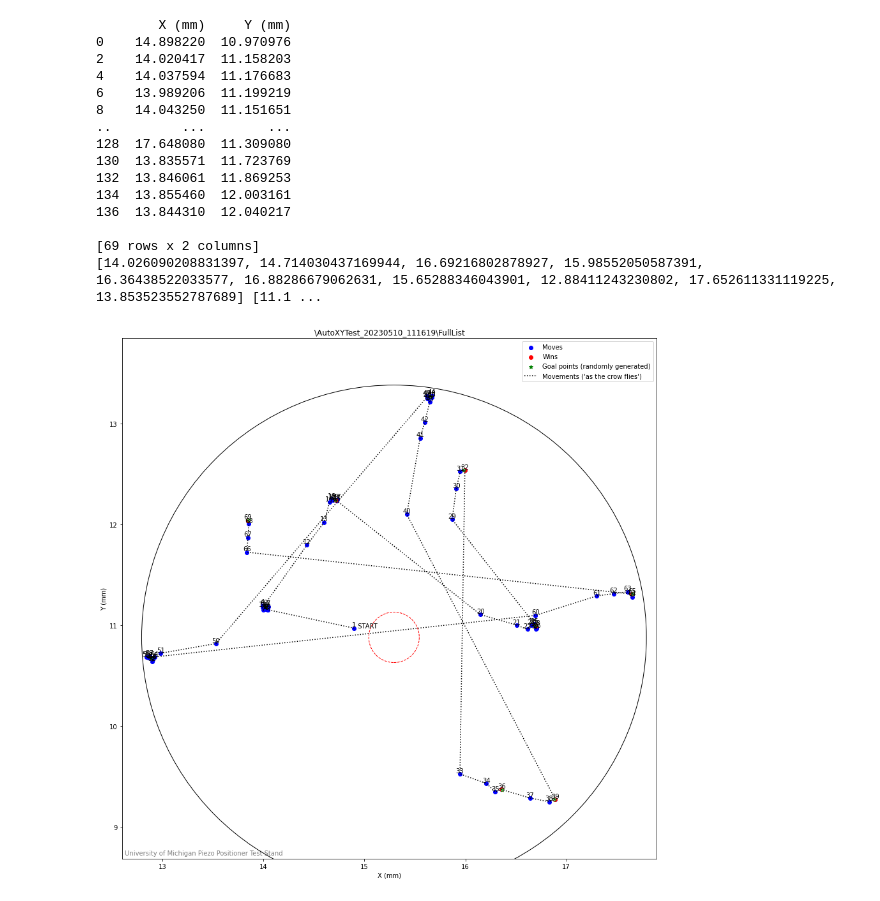
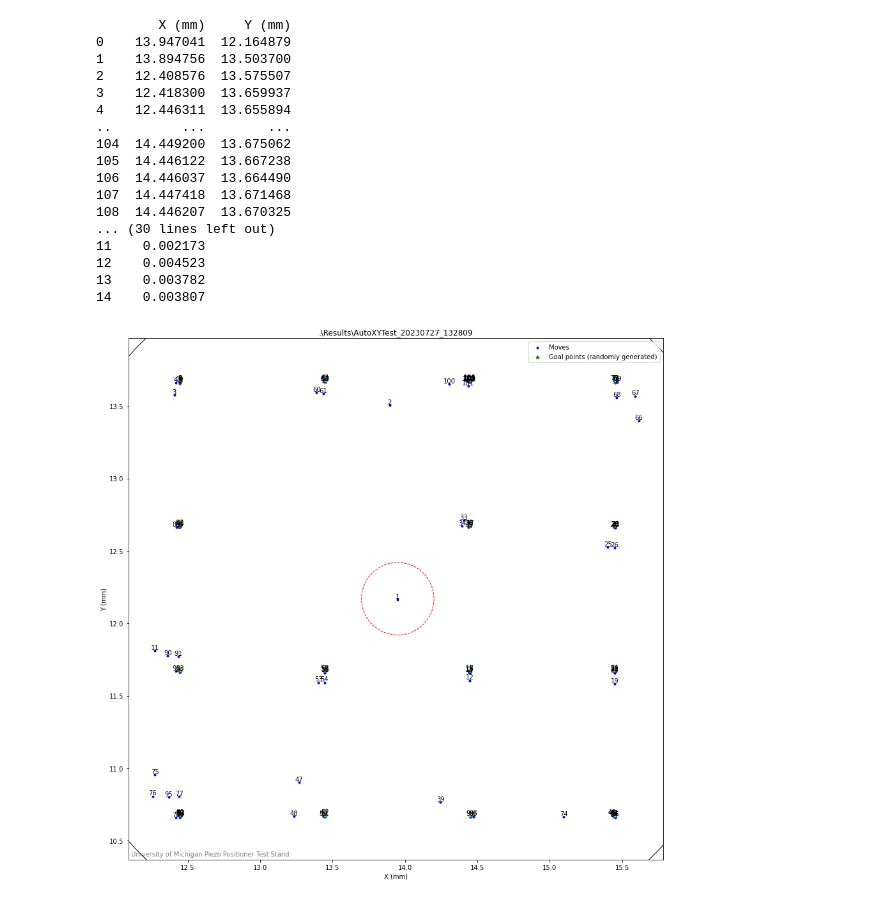
Before and after one commit to rsebok/PiezoProject_UMich, a Jupyter notebook: PlotXYTestWinCond.ipynb, the cells around one changed output. Drawn from its saved outputs; the diff is of its cells as text; code cells hidden in the pictures.

```diff
--- a/PlotXYTestWinCond.ipynb
+++ b/PlotXYTestWinCond.ipynb
@@ -44,86 +102,70 @@ finally:
 # %%
 print(moves)
-print(destx,desty)
+print(dest)
+print(errs)
 # %% [output]
         X (mm)     Y (mm)
-0    14.898220  10.970976
-2    14.020417  11.158203
-4    14.037594  11.176683
-6    13.989206  11.199219
-8    14.043250  11.151651
+0    13.947041  12.164879
+1    13.894756  13.503700
+2    12.408576  13.575507
+3    12.418300  13.659937
+4    12.446311  13.655894
 ..         ...        ...
-128  17.648080  11.309080
-130  13.835571  11.723769
-132  13.846061  11.869253
-134  13.855460  12.003161
-136  13.844310  12.040217
-
-[69 rows x 2 columns]
-[14.026090208831397, 14.714030437169944, 16.69216802878927, 15.98552050587391, 16.36438522033577, 16.88286679062631, 15.65288346043901, 12.88411243230802, 17.652611331119225, 13.853523552787689] [11.1 ...
+104  14.449200  13.675062
+105  14.446122  13.667238
+106  14.446037  13.664490
+107  14.447418  13.671468
+108  14.446207  13.670325
+... (30 lines left out)
+11    0.002173
+12    0.004523
+13    0.003782
+14    0.003807
 # %%
 # Plot
 steps = list(range(1,len(moves['X (mm)']) +1))
 #print(steps)
 figure = plt.figure(figsize=(15, 15))
 ax = figure.add_subplot(111)
-plt.scatter(moves['X (mm)'], moves['Y (mm)'],color='blue',label="Moves")
-plt.scatter(wins['X (mm)'], wins['Y (mm)'],c='red',label="Wins",marker = 'o')
-plt.scatter(destx, desty,c='green',label="Goal points (randomly generated)",marker = '*')
+plt.scatter(moves['X (mm)'], moves['Y (mm)'],color='blue',label="Moves",marker='.')
+plt.scatter(dest['X (mm)'], dest['Y (mm)'],c='green',label="Goal points (randomly generated)",marker = '*')
 
-#for (xi, yi, i) in zip(destination['X (mm)'], destination['Y (mm)'],steps):
-    #plt.text(xi, yi, i, va='bottom', ha='center')
-#plt.scatter(end['X (mm)'], end['Y (mm)'],color='blue',label="Ending points")
 for (xi, yi, i) in zip(moves['X (mm)'], moves['Y (mm)'],steps):
     plt.text(xi, yi, i, va='bottom', ha='center')
 
 circle_x = cc.circle['circle_x']
 circle_y = cc.circle['circle_y']
 circle_r = cc.circle['circle_r']
 circle1 = plt.Circle( (circle_x, circle_y ), circle_r , fill = False )
 circle2 = plt.Circle( (circle_x, circle_y ), 0.25 , fill = False, color = 'r', linestyle = '--')
 ax.add_artist( circle1 )
 ax.add_artist( circle2 )
 
 #print(list(range(1,len(destination['X (mm)']) +1)))
 
-for i in range(len(destx)):
-    circle = plt.Circle( (destx[i] , desty[i]), 0.01 , fill = False, color = 'lightgreen', linestyle = '-')
+for i in range(len(dest['Y (mm)'])):
+    circle = plt.Circle( (dest['X (mm)'][i] , dest['Y (mm)'][i]), 0.005 , fill = False, color = 'lightgreen', linestyle = '-')
     ax.add_artist( circle )
 
 
-plt.text(data['X (mm)'][0],data['Y (mm)'][0],'  START',size = 10)
-#plt.text(end['X (mm)'][-1:],end['Y (mm)'][-1:],'  END',size = 10)
-plt.plot(moves['X (mm)'],moves['Y (mm)'],color = 'black', linestyle = ':',label="Movements ('as the crow flies')" )
-
-#endx = end['X (mm)'].tolist()
-#endy = end['Y (mm)'].tolist()
-#destx = destination['X (mm)'].tolist()
-#desty = destination['Y (mm)'].tolist()
-
-#xdiffs = np.subtract(destx, endx)
-#xerror = list(xdiffs)
-
-#ydiffs = np.subtract(desty, endy)
-#yerror = list(ydiffs)
-
-
-#plt.quiver(end['X (mm)'], end['Y (mm)'], xerror, yerror, scale_units ='xy', scale = 1, width=.002,color='orange',label="Error")
+#plt.text(moves['X (mm)'][0],moves['Y (mm)'][0],'  START',size = 10)
+#plt.plot(moves['X (mm)'],moves['Y (mm)'],color = 'black', linestyle = ':',label="Movements ('as the crow flies')" )
 
 ab = AnchoredText("University of Michigan Piezo Positioner Test Stand", loc="lower left", frameon=False, borderpad=0, prop=dict(alpha=0.5), )
 ab.set_zorder(0)
 ax.add_artist(ab)
 
-plt.title(name)
+plt.title(folder)
 plt.axis('equal')
-plt.xlim()
-plt.ylim()
+#ax.set_xlim(12.5,13.5)
+#ax.set_ylim(7.25,8.25)
 plt.xlabel('X (mm)')
 plt.ylabel('Y (mm)')
 plt.legend(loc='upper right')
 plt.savefig(folder + '\FullPlot')
 plt.show()
 # %% [output]
-[figure, old version]
+[figure, new version]
 # %%
 # Plot
 steps = list(range(1,len(moves['X (mm)']) +1))
```
Also changed, not shown: parts of 17 cells of this notebook, 12 other files.
